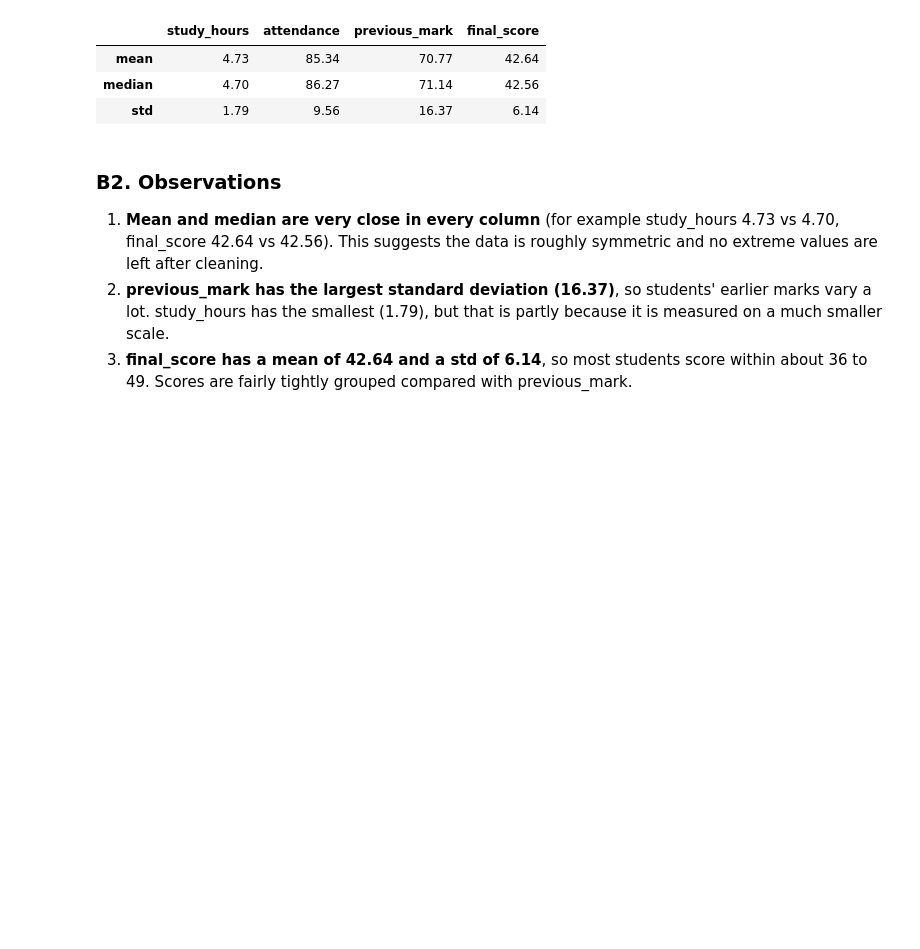
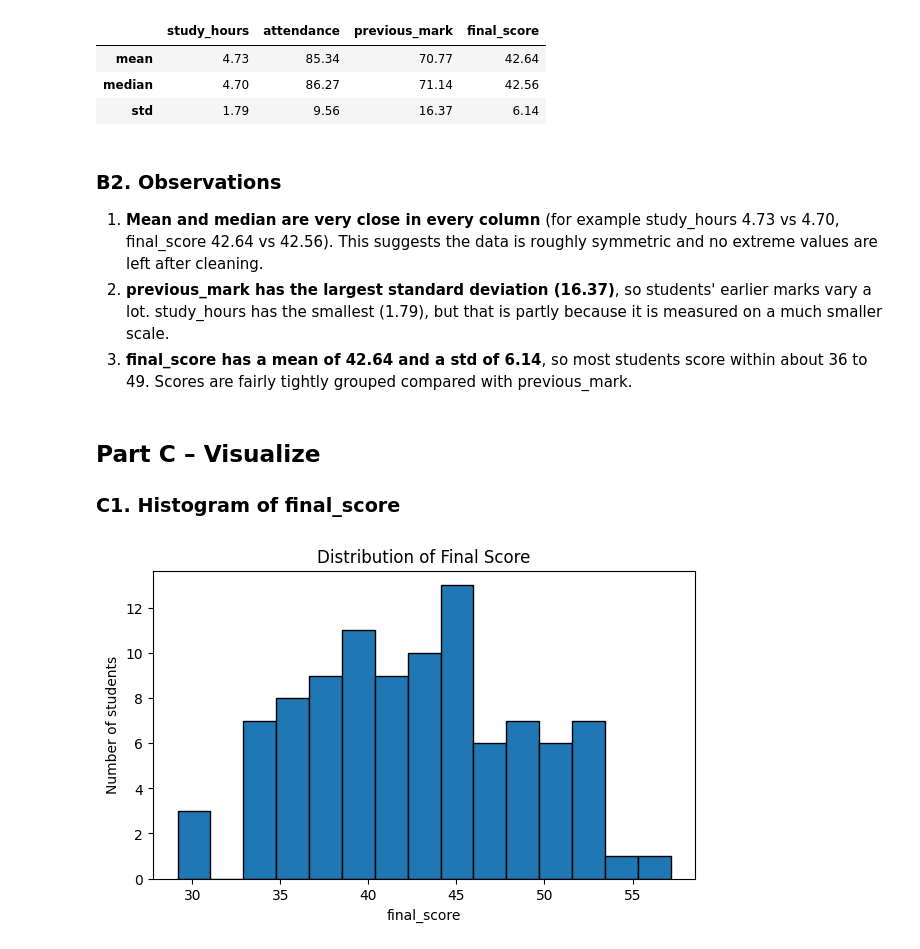
Before and after one commit to Ruhama-Beshada/ml-lab-1, a Jupyter notebook: lecture2_practical.ipynb, the cells around one changed output. Drawn from its saved outputs; the diff is of its cells as text; code cells hidden in the pictures; blank space fills up the shorter version.

Commit message:
Complete Part C: histogram and scatter plot

```diff
--- a/lecture2_practical.ipynb
+++ b/lecture2_practical.ipynb
@@ -113,3 +113,15 @@ summary
 1. **Mean and median are very close in every column** (for example study_hours 4.73 vs 4.70, final_score 42.64 vs 42.56). This suggests the data is roughly symmetric and no extreme values are left after cleaning.
 2. **previous_mark has the largest standard deviation (16.37)**, so students' earlier marks vary a lot. study_hours has the smallest (1.79), but that is partly because it is measured on a much smaller scale.
 3. **final_score has a mean of 42.64 and a std of 6.14**, so most students score within about 36 to 49. Scores are fairly tightly grouped compared with previous_mark.
+# %% [markdown]
+## Part C – Visualize
+### C1. Histogram of final_score
+# %%
+plt.figure(figsize=(7, 4))
+plt.hist(df['final_score'], bins=15, edgecolor='black')
+plt.title('Distribution of Final Score')
+plt.xlabel('final_score')
+plt.ylabel('Number of students')
+plt.show()
+# %% [output]
+[figure, added]
```
Also changed, not shown: parts of 4 cells of this notebook.
